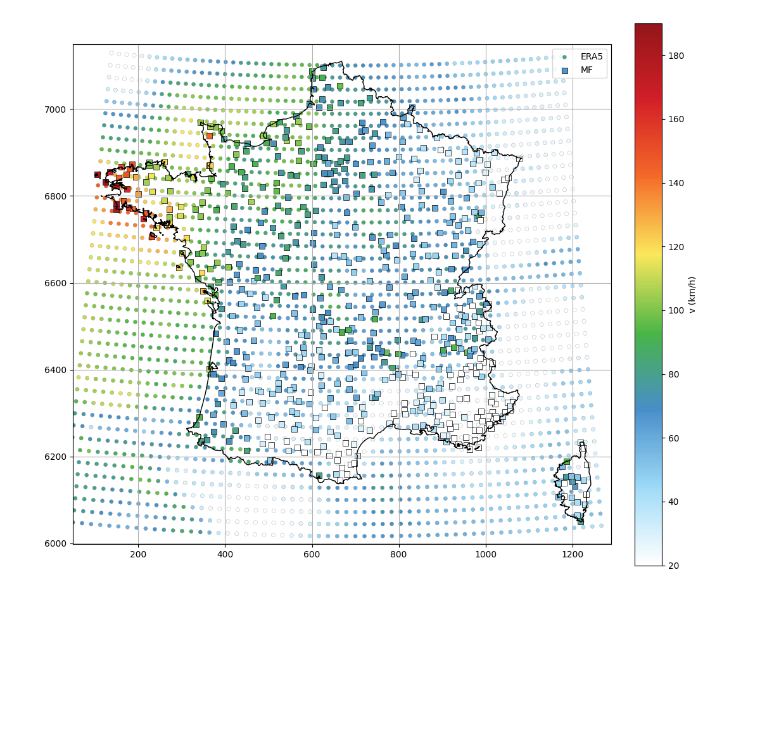
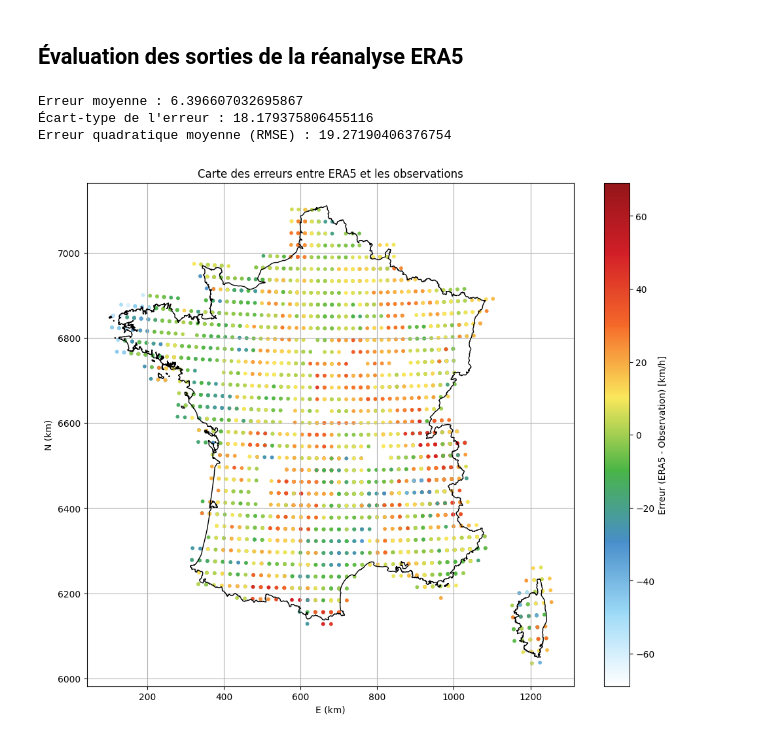
Before and after one commit to MarcelAssie/MiniProjetGeostatistique, a Jupyter notebook: Scripts/main.ipynb, the cells around one changed output. Drawn from its saved outputs; the diff is of its cells as text; code cells hidden in the pictures; blank space fills up the shorter version.

Commit message:
Question 1 à 3 mais problèmes sur splines et inverse des distances

```diff
--- a/Scripts/main.ipynb
+++ b/Scripts/main.ipynb
@@ -29,13 +138,64 @@ fig = plt.figure(figsize=(12,12))
 # chargement de la carte de couleur et conversion au format matplotlib
 NCL = col.ListedColormap(np.loadtxt(f"{path}ncl.rgb")/255)
 # tracé des vitesses ERA5, sous forme de cercles de taille 20, avec un contour gris de taille 0.2
-lib.plot_patch(E_era5,N_era5,v_era5,fig = fig, minmax = [20, 190], cmap = NCL, s=20,\
+lib.plot_patch(E_era5,N_era5,v_era5,fig = fig, minmax = [20, 190], cmap = NCL, s=20,
                xlabel='E (km)',ylabel='N (km)', zlabel = 'v (km/h)',lw=0.2, ec='0.5')
 # tracé des vitesses observées, sous forme de carrés de taille 42, avec un contour noir de taille 0.5, sans colorbar
 lib.plot_patch(E_mf,N_mf,v_mf,fig=fig,minmax = [20,190],marker='s',s=42,cmap=NCL,lw=0.5, ec='k',cb=False)
 # tracé des contours
-plt.plot(E,N,'k',linewidth=1)
 plt.legend(['ERA5','MF'])
-plt.grid();
+plt.grid()
+
+plt.figure(figsize=(12, 10))
+plt.scatter(x_grd, y_grd, c=z_grd, cmap=NCL, s=10)
+plt.colorbar(label='Vitesse du vent (km/h)')
+plt.plot(E, N, 'k', linewidth=1)
+plt.xlabel('E (km)')
+plt.ylabel('N (km)')
+plt.title('Vitesses de vent en rafale interpolées (interpolation linéaire)')
+plt.grid()
+plt.show()
-# %% [output]
-[figure, removed]
+# %% [markdown]
+## Évaluation des sorties de la réanalyse ERA5
+# %%
+# Calcul des distances entre chaque point ERA5 et chaque point d'observation
+distances = cdist(np.column_stack((E_era5, N_era5)), np.column_stack((E_mf, N_mf)), metric='euclidean')
+selected_pairs = []
+for i in range(distances.shape[0]):
+    for j in range(distances.shape[1]):
+        if distances[i, j] < 30:
+            selected_pairs.append((i,j))
+
+era5_indices, obs_indices = zip(*selected_pairs)
+E_era5_selected = E_era5[list(era5_indices)]
+N_era5_selected = N_era5[list(era5_indices)]
+v_era5_selected = v_era5[list(era5_indices)]
+v_obs_selected = v_mf[list(obs_indices)]
+
+# Calcul des erreurs
+errors = v_era5_selected - v_obs_selected
+
+# Statistiques d'erreur
+error_mean = np.mean(errors)
+error_std = np.std(errors)
+rmse = np.sqrt(np.mean(errors**2))
+
+print("Erreur moyenne :", error_mean)
+print("Écart-type de l'erreur :", error_std)
+print("Erreur quadratique moyenne (RMSE) :", rmse)
+# %% [output]
+Erreur moyenne : 6.396607032695867
+Écart-type de l'erreur : 18.179375806455116
+Erreur quadratique moyenne (RMSE) : 19.27190406376754
+# %%
+plt.figure(figsize=(12, 10))
+sc = plt.scatter(E_era5_selected, N_era5_selected, c=errors, cmap=NCL, s=10)
+plt.colorbar(sc, label='Erreur (ERA5 - Observation) [km/h]')
+plt.plot(E, N, 'k', linewidth=1)  # Contour de la France
+plt.xlabel('E (km)')
+plt.ylabel('N (km)')
+plt.title('Carte des erreurs entre ERA5 et les observations')
+plt.grid()
+plt.show()
+# %% [output]
+[figure, added]
```
Also changed, not shown: parts of 12 cells of this notebook, 3 other files.
